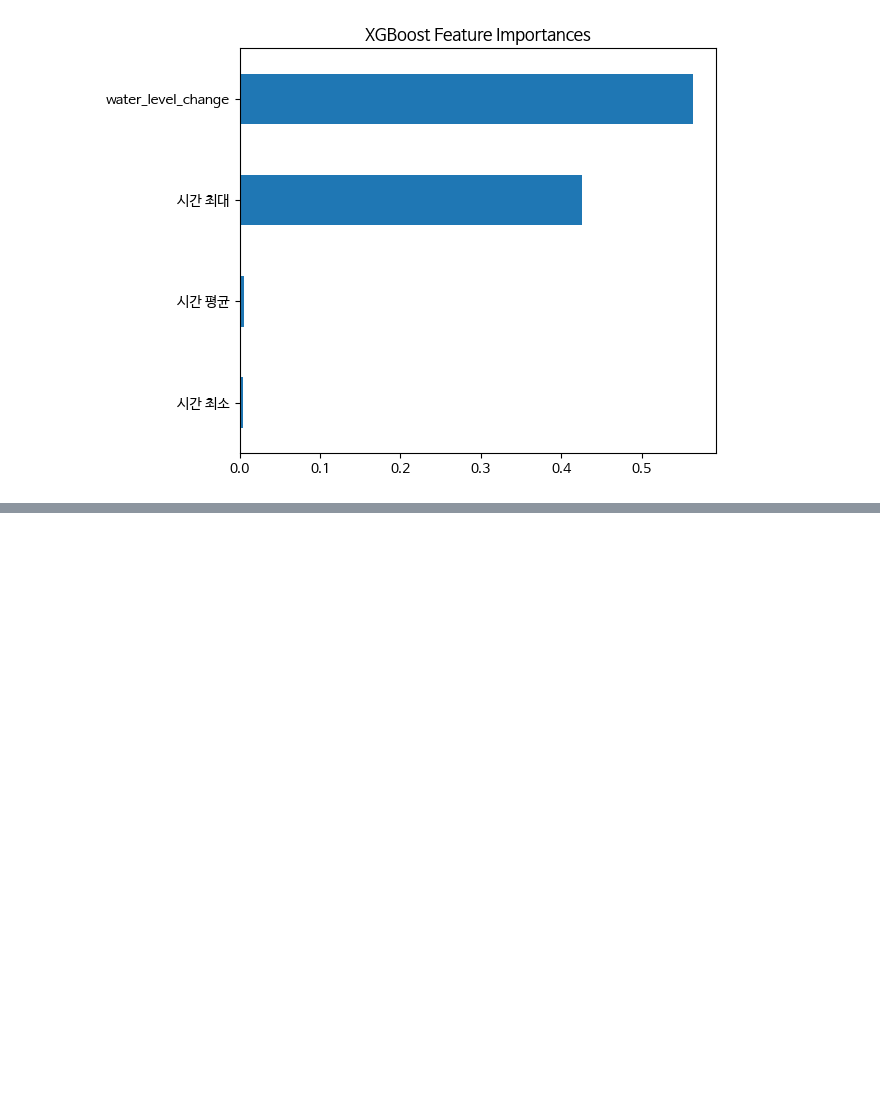
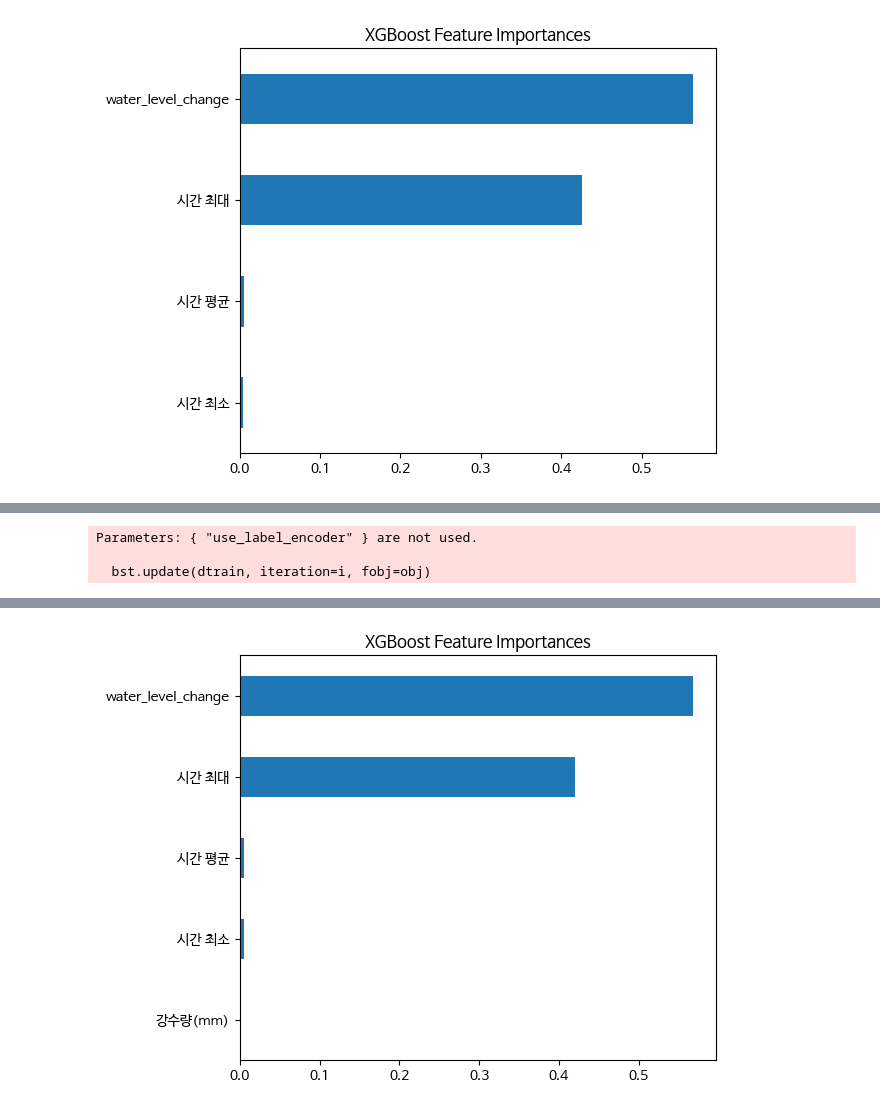
Before and after one commit to mingeunjo/mini_game, a Jupyter notebook: 새만금_공공데이터_공모전_분석_제출용.ipynb, the cells around one changed output, grey strips where cells are left out. Drawn from its saved outputs; the diff is of its cells as text; code cells hidden in the pictures; blank space fills up the shorter version.

```diff
--- a/새만금_공공데이터_공모전_분석_제출용.ipynb
+++ b/새만금_공공데이터_공모전_분석_제출용.ipynb
@@ -816,0 +819,3 @@ dtype: float32
+# %%
+rainfall_data = pd.read_csv('/content/rainfall_data.csv')
+rainfall_data
@@ -816,0 +836,65 @@ dtype: float32
+# %%
+# Convert '날짜' to datetime
+rainfall_data['datetime'] = pd.to_datetime(rainfall_data['날짜'])
+
+# Merge with existing data
+merged_data_with_rainfall = pd.merge(merged_data, rainfall_data[['datetime', '강수량(mm)']], on='datetime', how='left')
+
+# Fill missing rainfall values, e.g., with 0
+merged_data_with_rainfall['강수량(mm)'] = merged_data_with_rainfall['강수량(mm)'].fillna(0)
+
+
+# (1) Feature 및 Target 정의
+feature_cols = ['시간 최대', '시간 최소', '시간 평균', 'water_level_change', '강수량(mm)']
+target_col = 'flood_risk_label'
+
+X = merged_data_with_rainfall[feature_cols].copy()
+y = merged_data_with_rainfall[target_col]
+
+# (2) 결측치 처리
+X['water_level_change'] = X['water_level_change'].fillna(X['water_level_change'].mean())
+
+# (3) 데이터 분할
+X_train, X_test, y_train, y_test = train_test_split(
+    X, y, test_size=0.2, random_state=42, stratify=y
+)
+
+# (4) 모델 학습 - XGBoost
+model = XGBClassifier(
+    n_estimators=100,
+    max_depth=4,
+    learning_rate=0.1,
+    use_label_encoder=False,
+    eval_metric='logloss',
+    random_state=42
+)
+model.fit(X_train, y_train)
+
+# (5) 예측 및 평가
+y_pred = model.predict(X_test)
+
+print("✅ Accuracy:", round(accuracy_score(y_test, y_pred), 4))
+print("\n✅ Classification Report:")
+print(classification_report(y_test, y_pred))
+
+print("✅ Confusion Matrix:")
+print(confusion_matrix(y_test, y_pred))
+
+# (6) Feature Importance 확인
+import matplotlib.pyplot as plt
+
+feature_importances = model.feature_importances_
+feature_importances_series = pd.Series(feature_importances, index=X.columns).sort_values(ascending=False)
+
+print("\n✅ Feature Importances:")
+print(feature_importances_series)
+
+# 시각화
+feature_importances_series.plot(kind='barh', title='XGBoost Feature Importances')
+plt.gca().invert_yaxis()
+plt.tight_layout()
+plt.show()
+# %% [output]
+Parameters: { "use_label_encoder" } are not used.
+
+  bst.update(dtrain, iteration=i, fobj=obj)
@@ -816,0 +918 @@ dtype: float32
+[figure, added]
```
Also changed, not shown: parts of 14 cells of this notebook.
